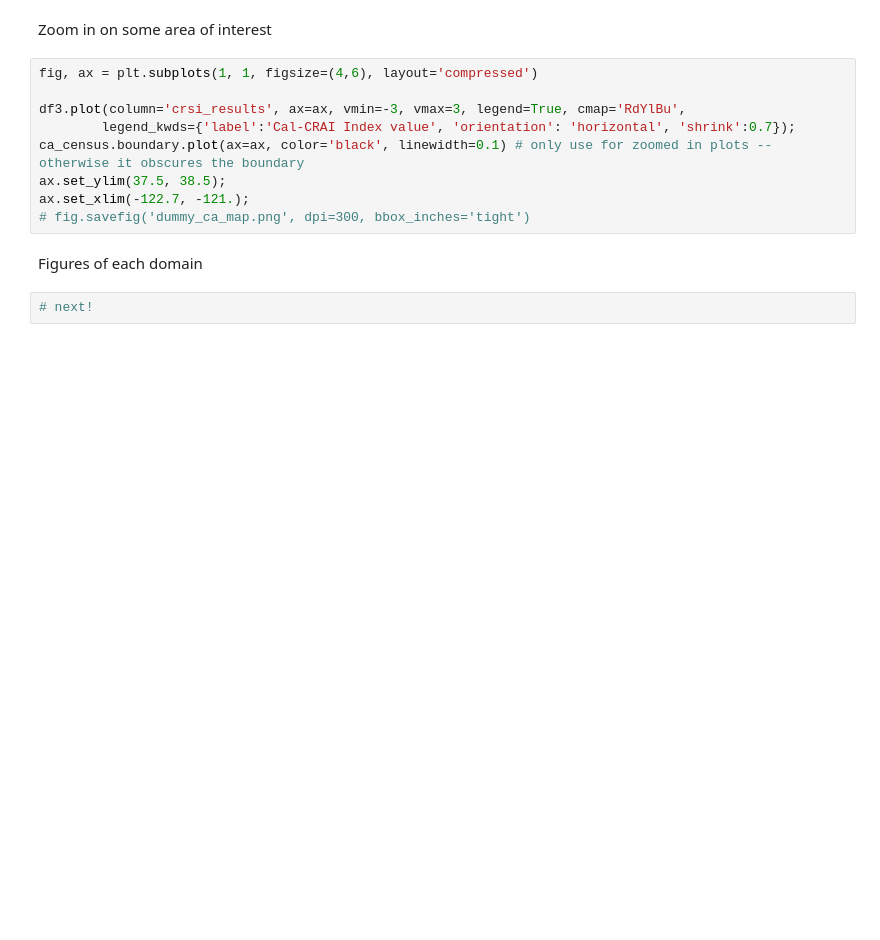
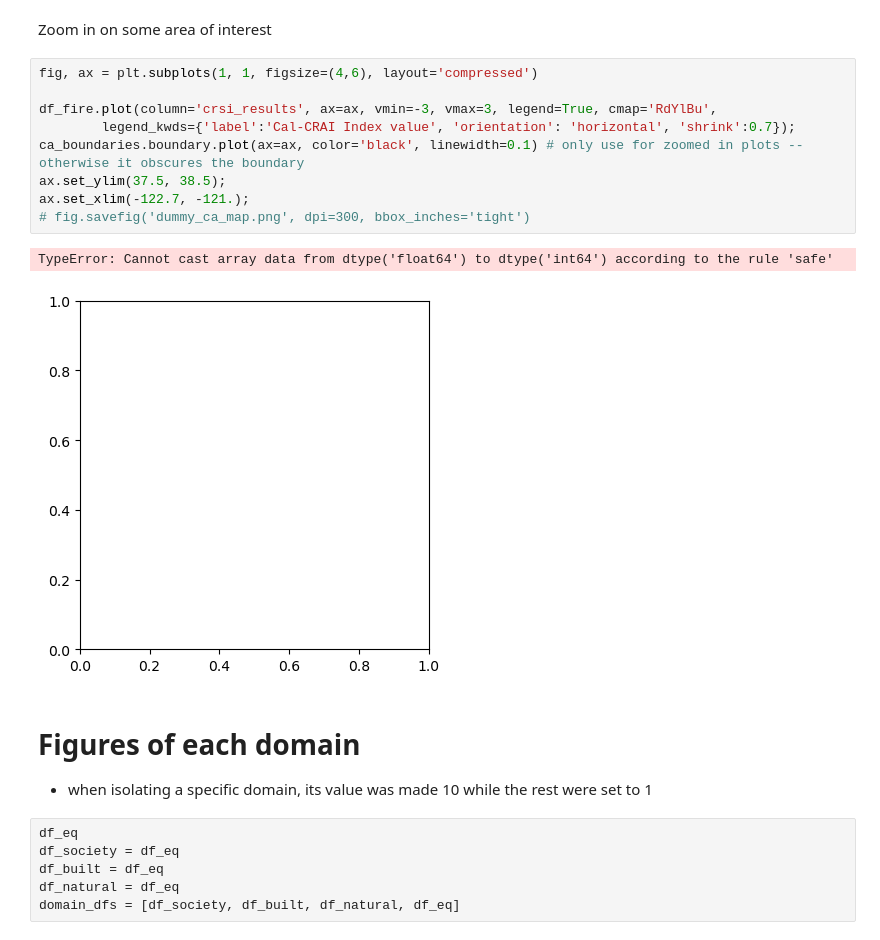
Before and after one commit to Eagle-Rock-Analytics/carb-climate-index, a Jupyter notebook: scripts/index_method/index_demo.ipynb, the cells around one changed output. Saved outputs shown, nothing was run; the diff lists cells and outputs as text; blank space fills up the shorter version.

```diff
--- a/scripts/index_method/index_demo.ipynb
+++ b/scripts/index_method/index_demo.ipynb
@@ -146,13 +187,21 @@ Zoom in on some area of interest
 # %%
 fig, ax = plt.subplots(1, 1, figsize=(4,6), layout='compressed')
 
-df3.plot(column='crsi_results', ax=ax, vmin=-3, vmax=3, legend=True, cmap='RdYlBu',
+df_fire.plot(column='crsi_results', ax=ax, vmin=-3, vmax=3, legend=True, cmap='RdYlBu',
         legend_kwds={'label':'Cal-CRAI Index value', 'orientation': 'horizontal', 'shrink':0.7});
-ca_census.boundary.plot(ax=ax, color='black', linewidth=0.1) # only use for zoomed in plots -- otherwise it obscures the boundary
+ca_boundaries.boundary.plot(ax=ax, color='black', linewidth=0.1) # only use for zoomed in plots -- otherwise it obscures the boundary
 ax.set_ylim(37.5, 38.5);
 ax.set_xlim(-122.7, -121.);
 # fig.savefig('dummy_ca_map.png', dpi=300, bbox_inches='tight')
+# %% [output]
+TypeError: Cannot cast array data from dtype('float64') to dtype('int64') according to the rule 'safe'
+[figure, added]
 # %% [markdown]
-Figures of each domain
+# Figures of each domain
+* when isolating a specific domain, its value was made 10 while the rest were set to 1
-# %%
-# next!
+# %%
+df_eq
+df_society = df_eq
+df_built = df_eq
+df_natural = df_eq
+domain_dfs = [df_society, df_built, df_natural, df_eq]
```
Also changed, not shown: parts of 12 cells of this notebook, 1 other file.
